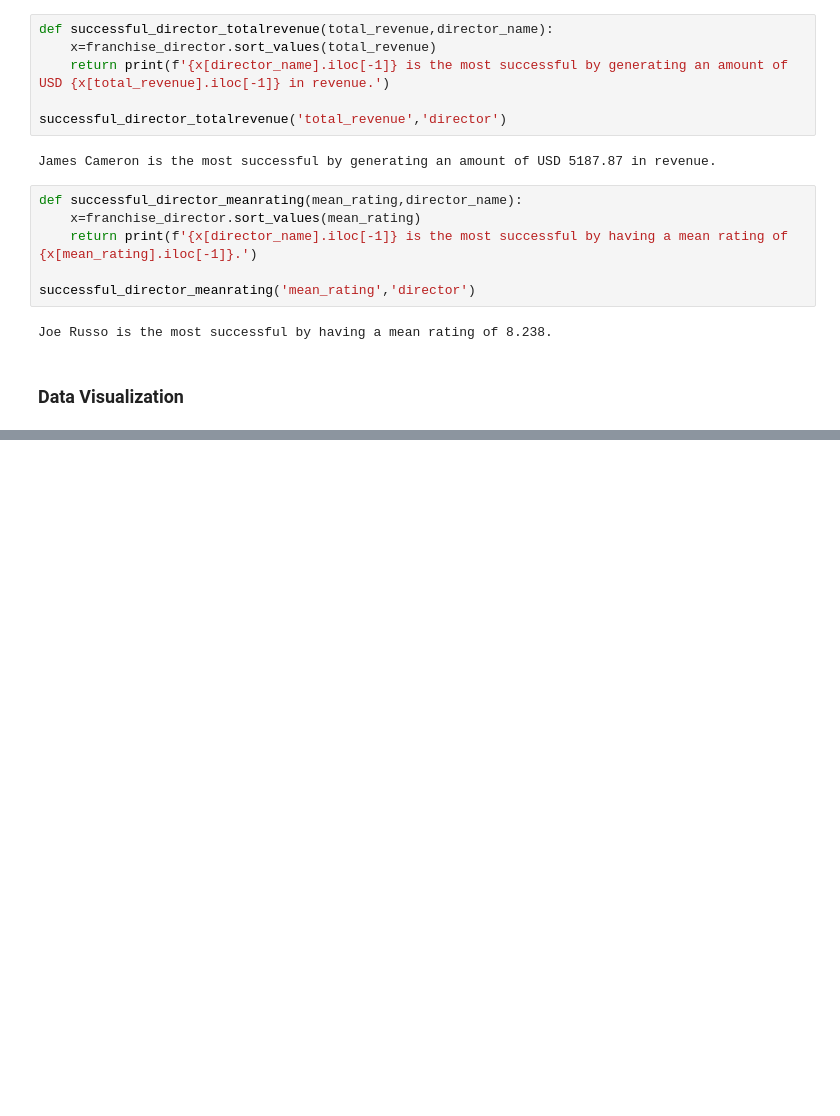
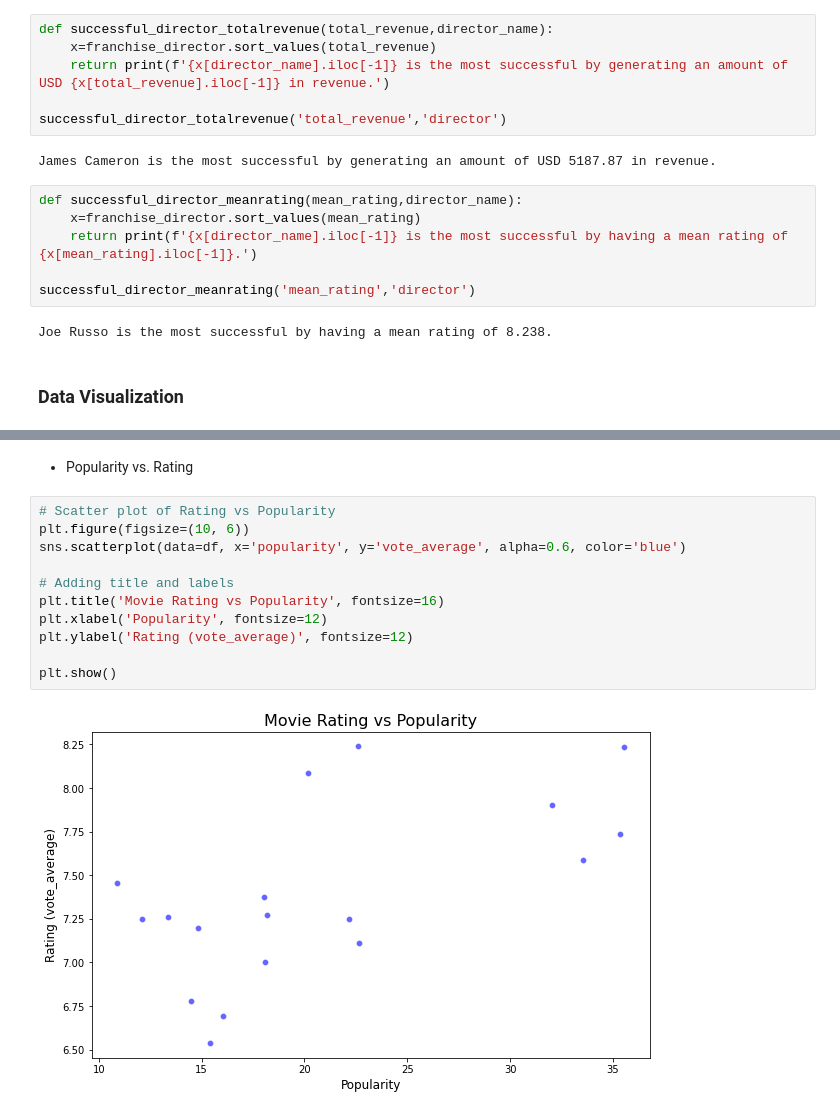
Before and after one commit to kgyauAmtch/Amtch_Personal_Projects, a Jupyter notebook: Project1/notebooks/data_cleaning.ipynb, the cells around one changed output, grey strips where cells are left out. Saved outputs shown, nothing was run; the diff lists cells and outputs as text; blank space fills up the shorter version.

```diff
--- a/Project1/notebooks/data_cleaning.ipynb
+++ b/Project1/notebooks/data_cleaning.ipynb
@@ -1167,0 +1204,15 @@ Joe Russo is the most successful by having a mean rating of 8.238.
+# %% [markdown]
+- Popularity vs. Rating
+# %%
+# Scatter plot of Rating vs Popularity
+plt.figure(figsize=(10, 6))
+sns.scatterplot(data=df, x='popularity', y='vote_average', alpha=0.6, color='blue')
+
+# Adding title and labels
+plt.title('Movie Rating vs Popularity', fontsize=16)
+plt.xlabel('Popularity', fontsize=12)
+plt.ylabel('Rating (vote_average)', fontsize=12)
+
+plt.show()
+# %% [output]
+[figure, added]
```
Also changed, not shown: parts of 4 cells of this notebook.
